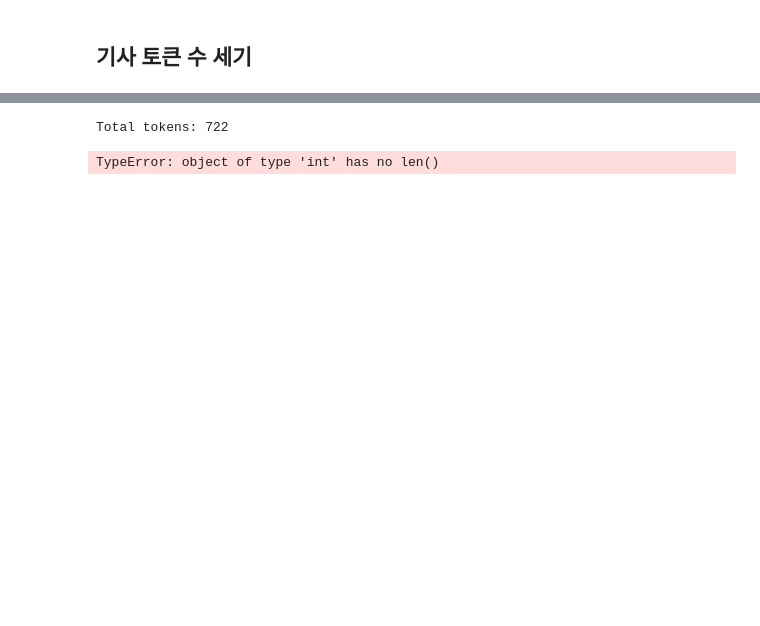
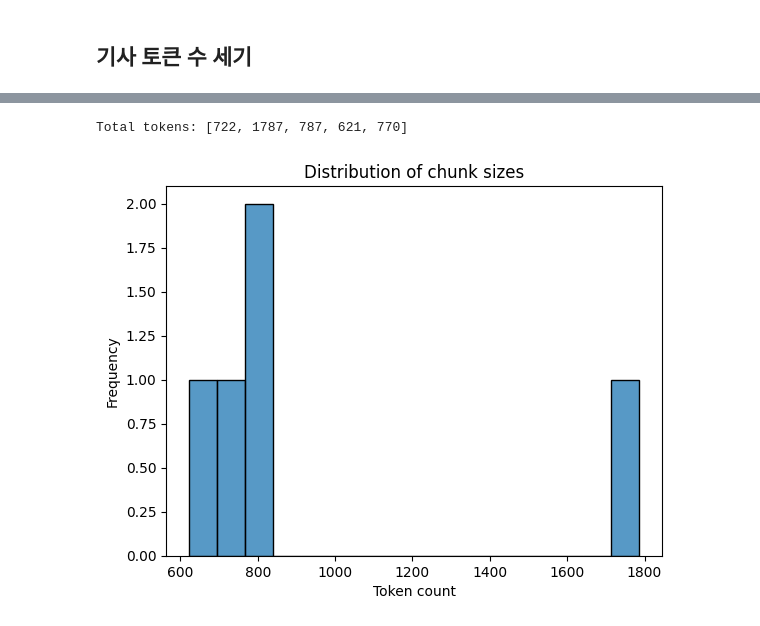
Before and after one commit to yewon0325/GraphRAG-with-Neo4j-and-LangChain, a Jupyter notebook: langchain_RAG_llama3_1.ipynb, the cells around one changed output, grey strips where cells are left out. Saved outputs shown, nothing was run; the diff lists cells and outputs as text; code cells hidden in the pictures; blank space fills up the shorter version.

```diff
--- a/langchain_RAG_llama3_1.ipynb
+++ b/langchain_RAG_llama3_1.ipynb
@@ -38,25 +38,34 @@ from langchain.text_splitter import RecursiveCharacterTextSplitter
 from langchain.schema import Document
 from typing import List
 
+
 def busan_Jingu_news(result):
+    new_list= []
     for i in range(0, 1):
-        dataSid = 3907022 - i
-        news_url = 'https://www.busanjin.go.kr/board/view.busanjin?boardId=BBS_0000031&menuCd=DOM_000000110003001000&paging=ok&startPage=1&dataSid=%d' % dataSid
-        #print(news_url)
+        first_url = 3907022
+        news_url = 'https://www.busanjin.go.kr/board/view.busanjin?boardId=BBS_0000031&menuCd=DOM_000000110003001000&paging=ok&startPage=1&dataSid=%d' % first_url
 
         html = urllib.request.urlopen(news_url)
         htmlnew = BeautifulSoup(html, 'html.parser')
         tag_body = htmlnew.find('body')
         class_substan = tag_body.select('.substan')
+        class_prev = tag_body.select('.prev')
+        pre_url = tag_body.find_all('a')
+        print("a",{pre_url})
 
-        paragraphs = class_substan[0].find_all('p')
-        strong_texts = [p.text.strip() for p in paragraphs if p.text.strip()]
+        if class_substan:
+            paragraphs = class_substan[0].find_all('p')
+            new_list.append([p.text.strip() for p in paragraphs if p.text.strip()])
+        else:
+            print(f"No content found for dataSid")
 
-    return strong_texts
+    return new_list
 
-def newslist_to_text(documents: List[str]) -> str: # 스크롤링 한 기사리스트를 텍스트로 변경
-    paragraph = " ".join(documents)
-    return paragraph
+def newslist_to_text(documents: List[str]) -> str:
+    for i in range(len(documents)):
+      documents[i] = " ".join(documents[i])
+    return documents
 
 result = busan_Jingu_news([])
 documents = newslist_to_text(result)
+# print(documents[2])
@@ -91,26 +102,27 @@ import tiktoken
 from transformers import LlamaTokenizer
 from huggingface_hub import login
 
-def num_tokens_from_string(string: str, model: str="llama" ) -> int:
+def num_tokens_from_string(List: str, model: str="llama" ) -> int:
 
     tokenizer = LlamaTokenizer.from_pretrained("meta-llama/Llama-2-7b", use_auth_token="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")
-    num_tokens = len(tokenizer.encode(string))
+    num_tokens = len(tokenizer.encode(List))
     return num_tokens
-
-total_token = num_tokens_from_string(documents,"llama")
-#print("Total tokens:", total_token)
+tatal_token_list = []
+for i in range(len(documents)):
+    tatal_token_list.append(num_tokens_from_string(documents[i],"llama"))
+print("Total tokens:", tatal_token_list)
 # %% [output]
-Total tokens: 722
+Total tokens: [722, 1787, 787, 621, 770]
 # %%
 # 청크 그래프 생성
 import seaborn as sns
 import matplotlib.pyplot as plt
 
-sns.histplot(total_token, kde=False) # 현재는 데이터가 하나이기 때문에 오류 발생합니다
+sns.histplot(tatal_token_list, kde=False) # 현재는 데이터가 하나이기 때문에 오류 발생합니다
 plt.title('Distribution of chunk sizes')
 plt.xlabel('Token count')
 plt.ylabel('Frequency')
 
 plt.show()
 # %% [output]
-TypeError: object of type 'int' has no len()
+[figure, added]
```
Also changed, not shown: parts of 2 cells of this notebook.
